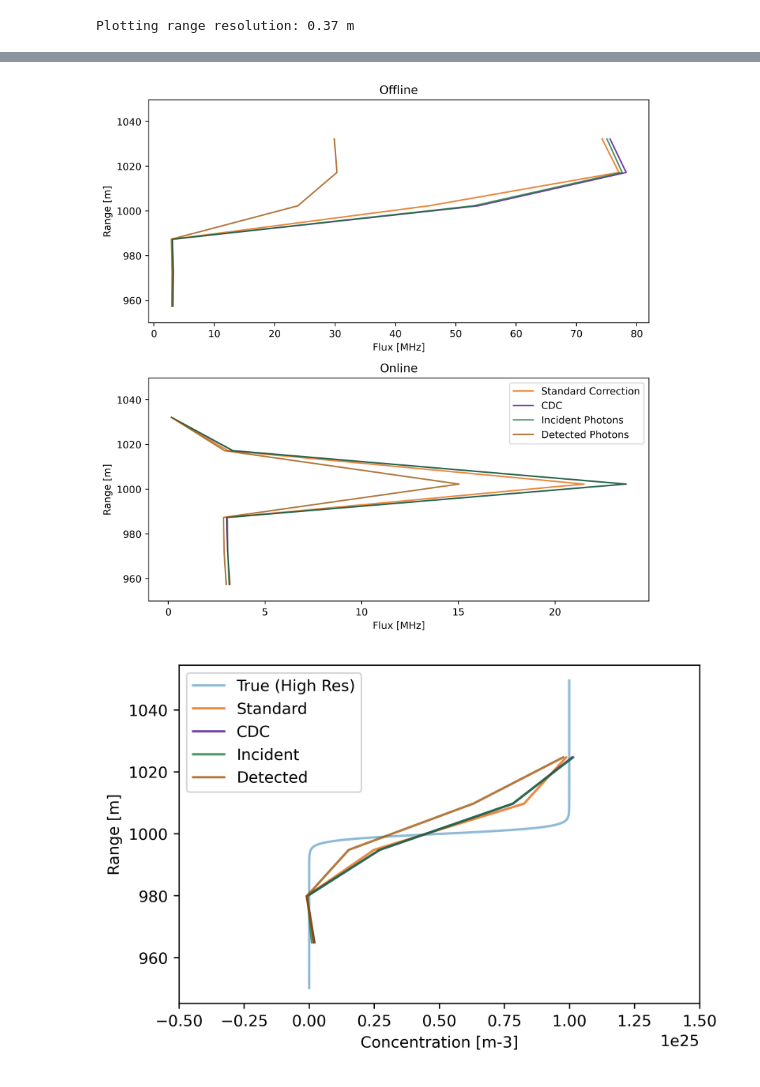
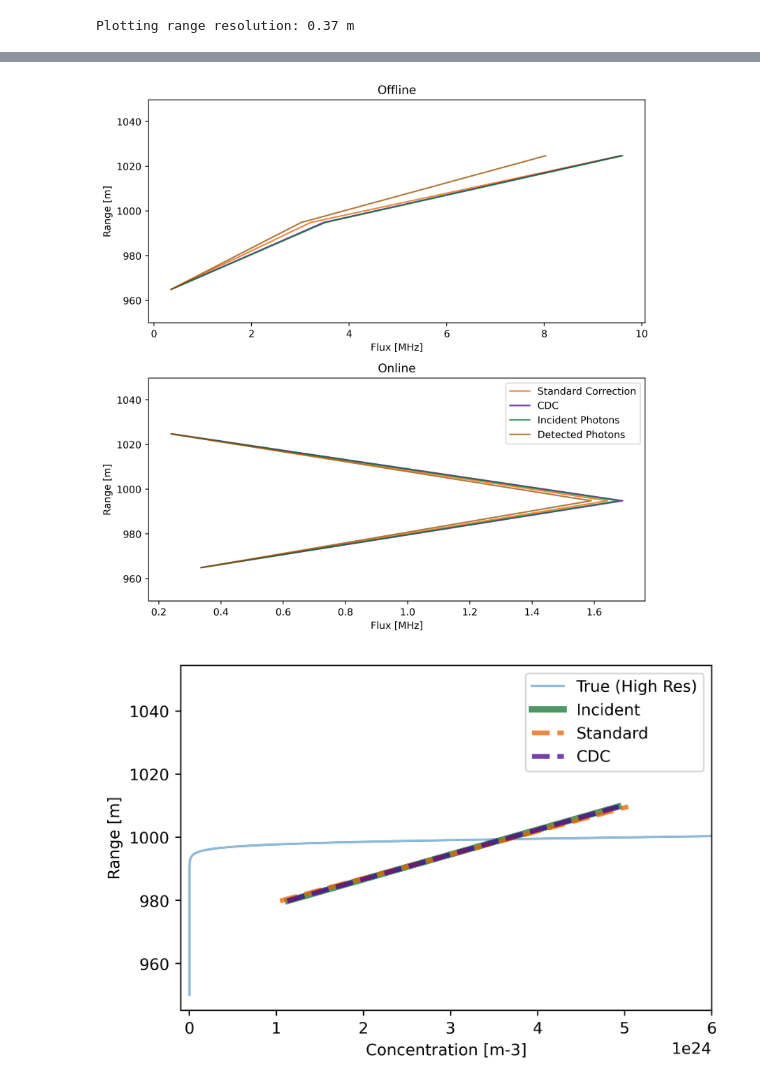
Before and after one commit to gkirchhoff32/Cloud-Measurements, a Jupyter notebook: DIAL_process.ipynb, the cells around one changed output, grey strips where cells are left out. Drawn from its saved outputs; the diff is of its cells as text; code cells hidden in the pictures.

Commit message:
changed DIAL sim for ABLE

```diff
--- a/DIAL_process.ipynb
+++ b/DIAL_process.ipynb
@@ -81,8 +81,8 @@ home = str(Path.home())
 load_dir = os.path.join(home, 'OneDrive - UCB-O365', 'ARSENL', 'Experiments', 'Cloud Measurements', 'Sims', 'saved_sims')
 # load_dir = home + r'\OneDrive - UCB-O365\ARSENL\Experiments\Digitization Tests\Sims\saved_sims'
 
-fname_off = r'simnum_1_amp_7.92E+07off_nshot1.00E+04_OFF.nc'
-fname_on = r'simnum_1_amp_7.92E+07off_nshot1.00E+04_ON.nc'
+fname_off = r'simnum_2_amp_9.90E+06off_nshot1.47E+04_OFF.nc'
+fname_on = r'simnum_2_amp_9.90E+06off_nshot1.47E+04_ON.nc'
 
 ds_off = xr.open_dataset(os.path.join(load_dir, fname_off))
 ds_on = xr.open_dataset(os.path.join(load_dir, fname_on))
@@ -207,7 +207,7 @@ dsamp = 1
 intgrl_N = int(len(sim_time)/dsamp)  # number of bins in integral. I usually set this to the number of bins in the histogram for consistency
 deadtime = tD  # [s]
 
-shot_avg = int(10000)
+shot_avg = int(2100)
 exclude_shots = True
 
 # Check that shot average is divisible by the number of shots
@@ -225,6 +225,6 @@ Number of temporal bins: 1.0
 Number of range bins: 2669
 # %%
-avg_bins = 400
+avg_bins = 800
 max_idx = (intgrl_N//avg_bins) * avg_bins
 rmndr = intgrl_N - max_idx
 print('Remainder range bins per column getting thrown away to average to coarser bins: {}'.format(rmndr))
@@ -364,7 +376,7 @@ plt.legend()
 plt.tight_layout()
 plt.show()
 # %% [output]
-[figure, old version]
+[figure, new version]
 # %%
 dR_avg = binwidth_smooth * c / 2  # [m]
 
@@ -385,23 +397,23 @@ true_conc_theory_smooth = np.mean(true_conc_theory_reshape, axis=1)
 # %%
 range_plot_DIAL = range_plot[:-1] + np.diff(range_plot)[0]/2
 
 fig = plt.figure(dpi=400)
 ax = fig.add_subplot(111)
 ax.plot(true_conc_theory, (plot_bins[:-1]+dt/2)*c/2, label='True (High Res)', alpha=0.5)
-ax.plot(muller_conc, range_plot_DIAL, label='Standard', color='#E66100', alpha=0.75)
-ax.plot(cdc_conc, range_plot_DIAL, label='CDC', color='#4B0092', alpha=0.75)
-ax.plot(incident_conc, range_plot_DIAL, label='Incident', color='#117733', alpha=0.75)
-ax.plot(meas_conc, range_plot_DIAL, label='Detected', color='#994F00', alpha=0.75)
+ax.plot(incident_conc, range_plot_DIAL, label='Incident', color='#117733', linestyle='-', linewidth=4, alpha=0.75)
+ax.plot(muller_conc, range_plot_DIAL, label='Standard', color='#E66100', linestyle='--', linewidth=3, alpha=0.75)
+ax.plot(cdc_conc, range_plot_DIAL, label='CDC', color='#4B0092', linestyle='--', linewidth=3, alpha=0.75)
+# ax.plot(meas_conc, range_plot_DIAL, label='Detected', color='#994F00', alpha=0.75)
 # ax.plot(true_conc_theory_smooth[:2], range_plot_DIAL, label='True (Low Res)')
 ax.set_xlabel('Concentration [m-3]')
 ax.set_ylabel('Range [m]')
-ax.set_xlim([-0.5e25, 1.5e25])
+ax.set_xlim([-0.01e25, 0.6e25])
 # ax.set_ylim([990, 1020])
 # ax.set_xscale('log')
 plt.legend()
 plt.show()
 # %% [output]
-[figure, old version]
+[figure, new version]
 # %%
 print('standard: {}'.format(muller_conc))
 print('cdc: {}'.format(cdc_conc))
```
Also changed, not shown: parts of 6 cells of this notebook.
